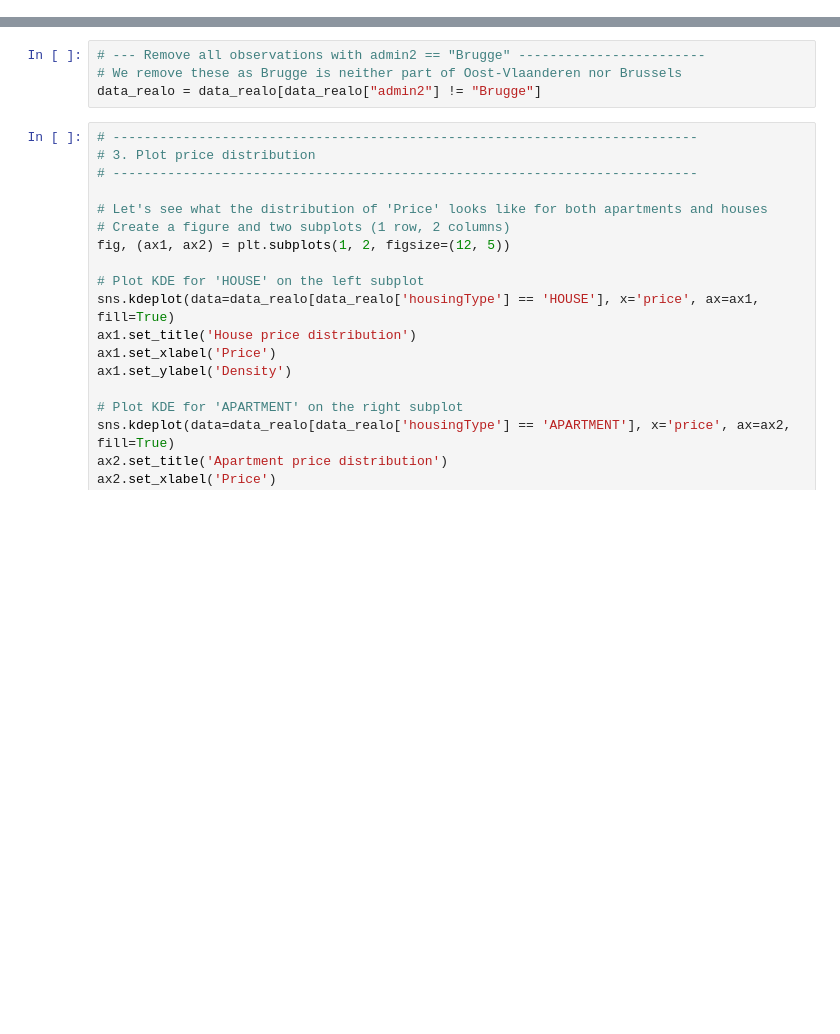
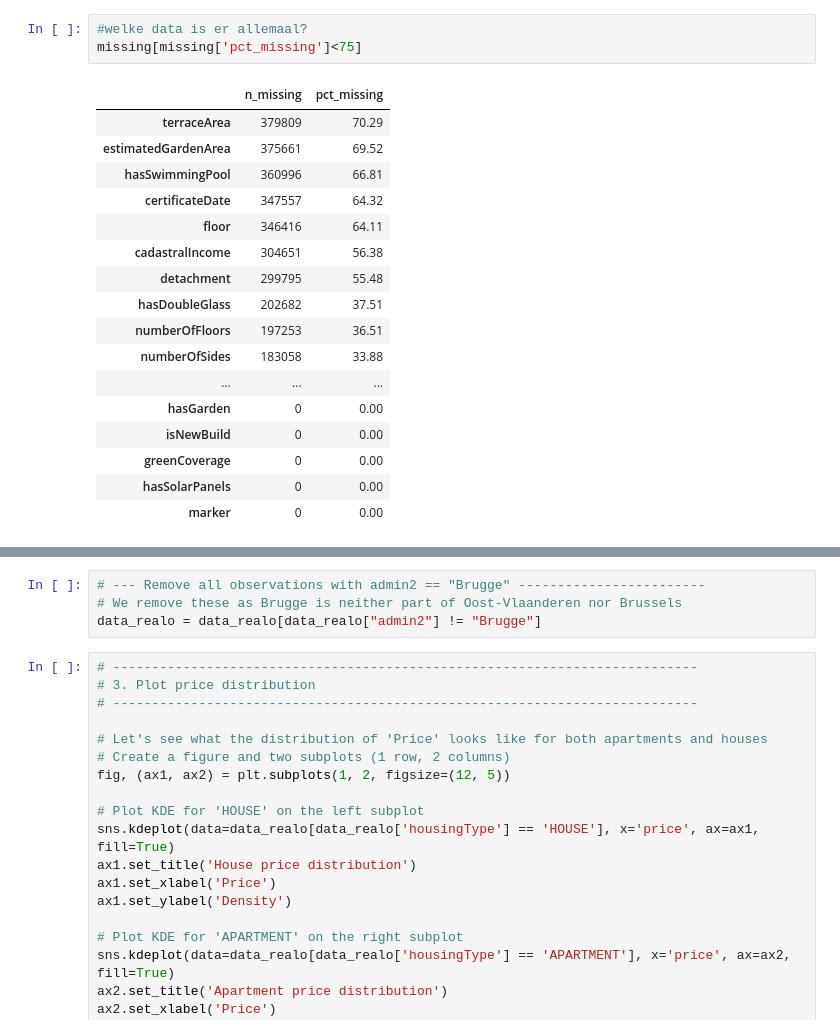
Before and after one commit to fedramoeykens/MBF_assignments, a Jupyter notebook: Assignment1_notebook.ipynb, the cells around one changed output, grey strips where cells are left out. Cells and saved outputs as stored; diff of their text form; blank space fills up the shorter version.

```diff
--- a/Assignment1_notebook.ipynb
+++ b/Assignment1_notebook.ipynb
@@ -46,3 +62,24 @@ print(dtypes["dtype"].value_counts().to_string())
+# %%
+#welke data is er allemaal?
+missing[missing['pct_missing']<75]
+# %% [output]
+|  | n_missing | pct_missing |
+| terraceArea | 379809 | 70.29 |
+| estimatedGardenArea | 375661 | 69.52 |
+| hasSwimmingPool | 360996 | 66.81 |
+| certificateDate | 347557 | 64.32 |
+| floor | 346416 | 64.11 |
+| cadastralIncome | 304651 | 56.38 |
+| detachment | 299795 | 55.48 |
+| hasDoubleGlass | 202682 | 37.51 |
+| numberOfFloors | 197253 | 36.51 |
+| numberOfSides | 183058 | 33.88 |
+| ... | ... | ... |
+| hasGarden | 0 | 0.00 |
+| isNewBuild | 0 | 0.00 |
+| greenCoverage | 0 | 0.00 |
+| hasSolarPanels | 0 | 0.00 |
+| marker | 0 | 0.00 |
 # %%
 # --- Convert variables to their appropriate datatypes -----------------------
 # Empty cells are always treated as missing; they are never recoded (e.g. to 0 or False).
```
Also changed, not shown: parts of 8 cells of this notebook, 1 other file.
